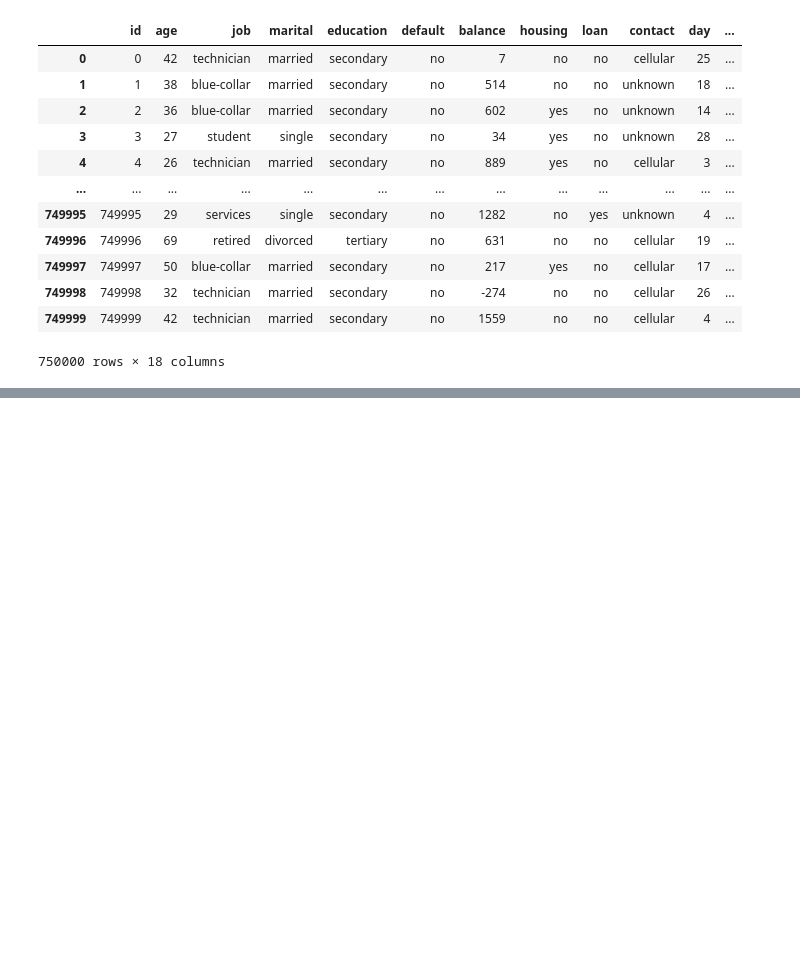
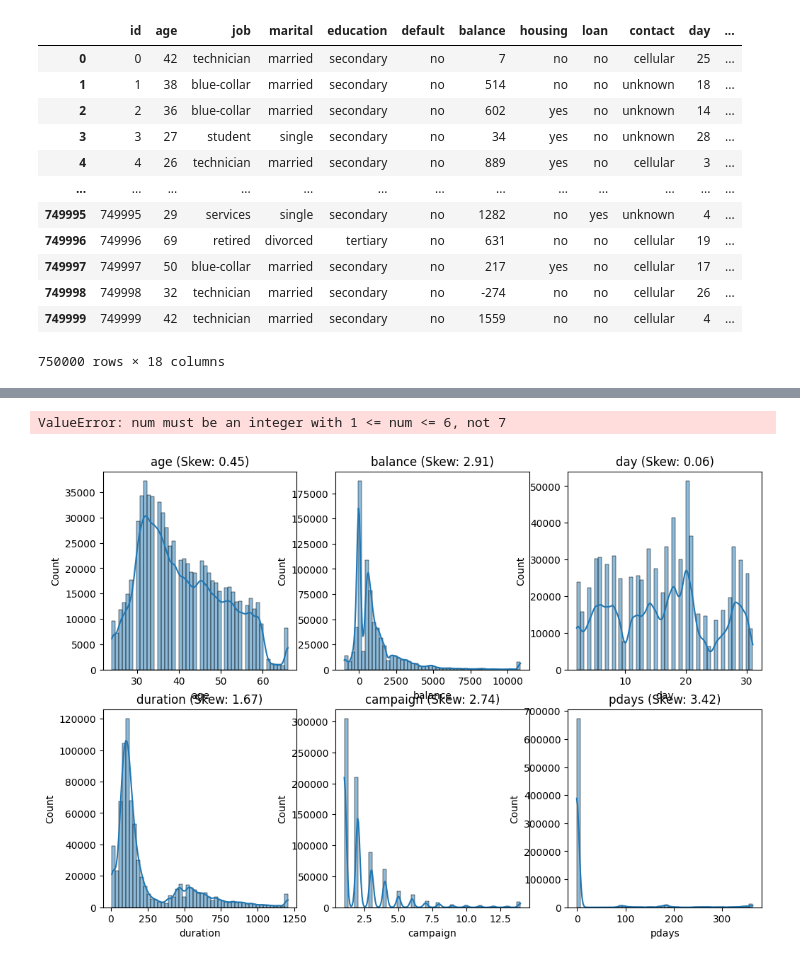
Before and after one commit to anuvab03/kaggle-competitions, a Jupyter notebook: Bank.ipynb, the cells around one changed output, grey strips where cells are left out. Cells and saved outputs as stored; diff of their text form; code cells hidden in the pictures; blank space fills up the shorter version.

```diff
--- a/Bank.ipynb
+++ b/Bank.ipynb
@@ -180,0 +234,20 @@ df_train
+# %%
+import numpy as np
+
+def cap_outliers(df, cols, lower_quantile=0.01, upper_quantile=0.99):
+    df_copy = df.copy()
+    for col in cols:
+        low = df_copy[col].quantile(lower_quantile)
+        high = df_copy[col].quantile(upper_quantile)
+        df_copy[col] = np.where(df_copy[col] < low, low,
+                                np.where(df_copy[col] > high, high, df_copy[col]))
+    return df_copy
+
+# numeric columns in dataset
+num_cols = ["age", "balance", "day", "duration", "campaign", "pdays", "previous"]
+
+# apply capping
+df_capped = cap_outliers(df_train, num_cols)
+
+# check results
+df_capped[num_cols].describe()
@@ -180,0 +264,12 @@ df_train
+# %%
+
+plt.figure(figsize=(12,8))
+for i, col in enumerate(num_cols, 1):
+    plt.subplot(2, 3, i)
+    sns.histplot(df_capped[col], kde=True, bins=50)
+    plt.title(f"{col} (Skew: {df_capped[col].skew():.2f})")
+plt.tight_layout()
+plt.show()
+# %% [output]
+ValueError: num must be an integer with 1 <= num <= 6, not 7
+[figure, added]
```
Also changed, not shown: parts of 24 cells of this notebook.
